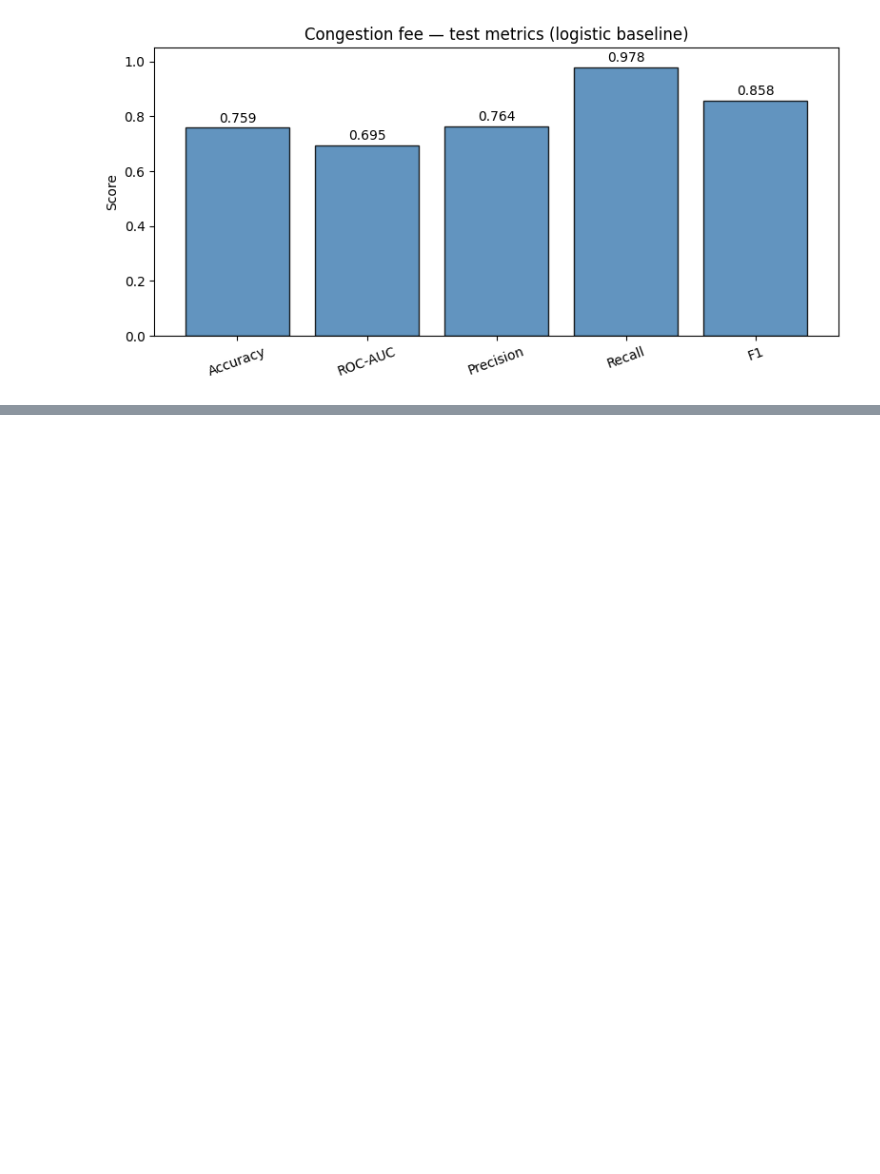
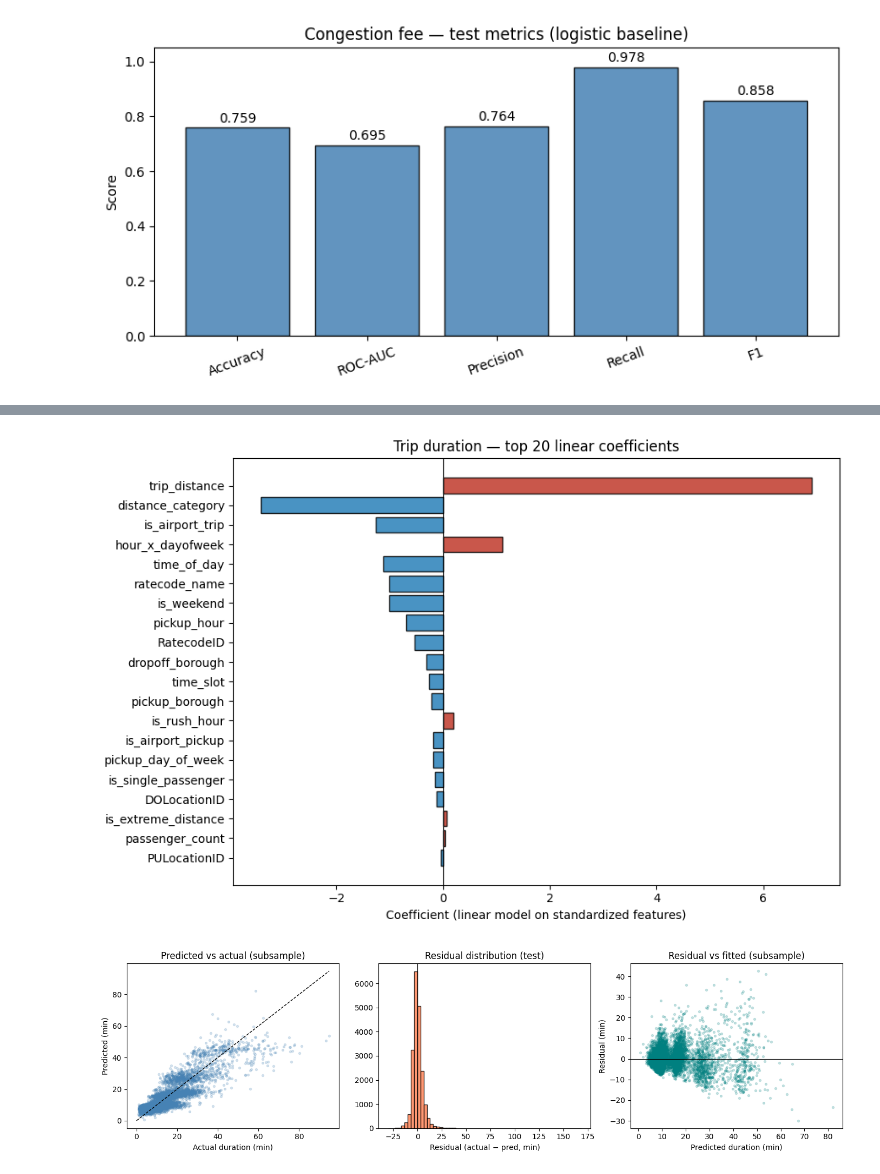
Before and after one commit to SU-IST707-SP26/group-project-avengers, a Jupyter notebook: final/submission.ipynb, the cells around one changed output, grey strips where cells are left out. Saved outputs shown, nothing was run; the diff lists cells and outputs as text; code cells hidden in the pictures; blank space fills up the shorter version.

```diff
--- a/final/submission.ipynb
+++ b/final/submission.ipynb
@@ -437,3 +462,49 @@ plt.show()
+# %%
+# Linear duration: standardized coefficients (top 20 by |coef|)
+coefs = np.asarray(model_dur.coef_).ravel()
+order = np.argsort(np.abs(coefs))[::-1][:20]
+feat = [feature_names_d[i] for i in order]
+coef_sub = coefs[order]
+
+fig, ax = plt.subplots(figsize=(9, 6))
+colors = ["#c0392b" if c > 0 else "#2980b9" for c in coef_sub]
+ax.barh(feat[::-1], coef_sub[::-1], color=colors[::-1], edgecolor="black", alpha=0.85)
+ax.axvline(0, color="black", lw=0.8)
+ax.set_xlabel("Coefficient (linear model on standardized features)")
+ax.set_title("Trip duration — top 20 linear coefficients")
+plt.tight_layout()
+plt.show()
+
+# Residual diagnostics (test set)
+y_true_d = np.asarray(y_test_d).ravel()
+y_hat_d = np.asarray(y_pred_test_d).ravel()
+res = y_true_d - y_hat_d
+rng = np.random.RandomState(42)
+sub = rng.choice(len(y_true_d), size=min(8000, len(y_true_d)), replace=False)
+
+fig, axes = plt.subplots(1, 3, figsize=(14, 4))
+axes[0].scatter(y_true_d[sub], y_hat_d[sub], alpha=0.2, s=8, color="steelblue")
+mx = max(float(y_true_d[sub].max()), float(y_hat_d[sub].max()))
+axes[0].plot([0, mx], [0, mx], "k--", lw=1)
+axes[0].set_xlabel("Actual duration (min)")
+axes[0].set_ylabel("Predicted (min)")
+axes[0].set_title("Predicted vs actual (subsample)")
+
+axes[1].hist(res, bins=60, color="coral", edgecolor="black", alpha=0.8)
+axes[1].axvline(0, color="black", lw=0.8)
+axes[1].set_xlabel("Residual (actual − pred, min)")
+axes[1].set_title("Residual distribution (test)")
+
+axes[2].scatter(y_hat_d[sub], res[sub], alpha=0.2, s=8, color="teal")
+axes[2].axhline(0, color="black", lw=0.8)
+axes[2].set_xlabel("Predicted duration (min)")
+axes[2].set_ylabel("Residual (min)")
+axes[2].set_title("Residual vs fitted (subsample)")
+plt.tight_layout()
+plt.show()
+# %% [output]
+[figure, added]
+[figure, added]
 # %% [markdown]
 ### Discussion
 
```
Also changed, not shown: parts of 12 cells of this notebook.
